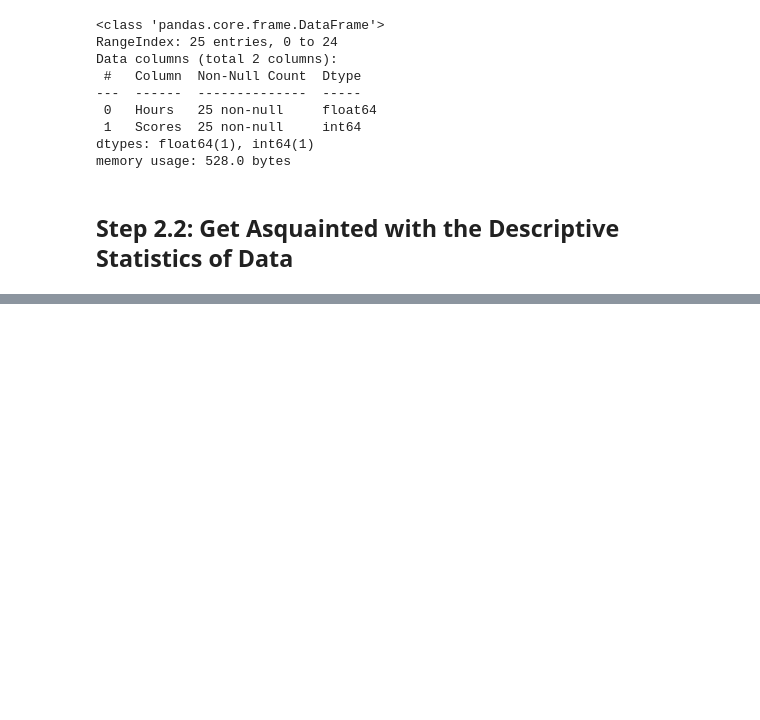
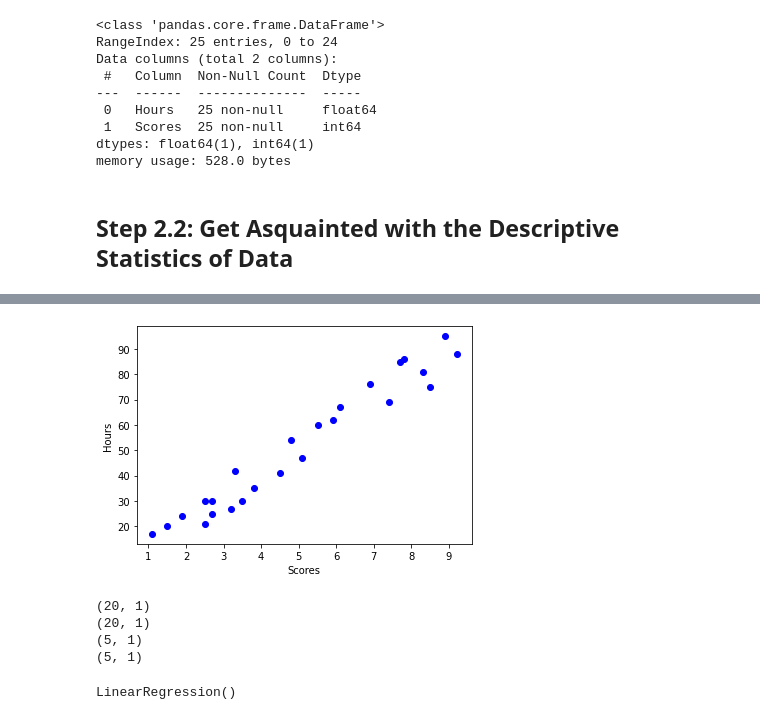
Before and after one commit to PBASOFT/Data-Science, a Jupyter notebook: Linear Regression Demo.ipynb, the cells around one changed output, grey strips where cells are left out. Drawn from its saved outputs; the diff is of its cells as text; code cells hidden in the pictures; blank space fills up the shorter version.

```diff
--- a/Linear Regression Demo.ipynb
+++ b/Linear Regression Demo.ipynb
@@ -69,0 +117,11 @@ memory usage: 528.0 bytes
+# %%
+X = df['Hours'].values.reshape(-1,1)
+y = df['Scores'].values.reshape(-1,1)
+# %%
+#plot all
+plt.ylabel('Hours')
+plt.xlabel('Scores')
+plt.scatter(X, y, color='blue')
+plt.show()
+# %% [output]
+[figure, added]
@@ -69,0 +130,10 @@ memory usage: 528.0 bytes
+# %%
+print(X_train.shape)
+print(y_train.shape)
+print(X_test.shape)
+print(y_test.shape)
+# %% [output]
+(20, 1)
+(20, 1)
+(5, 1)
+(5, 1)
@@ -69,0 +142,4 @@ memory usage: 528.0 bytes
+# %%
+myreg.fit(X_train, y_train)
+# %% [output]
+LinearRegression()
```
Also changed, not shown: parts of 15 cells of this notebook.
